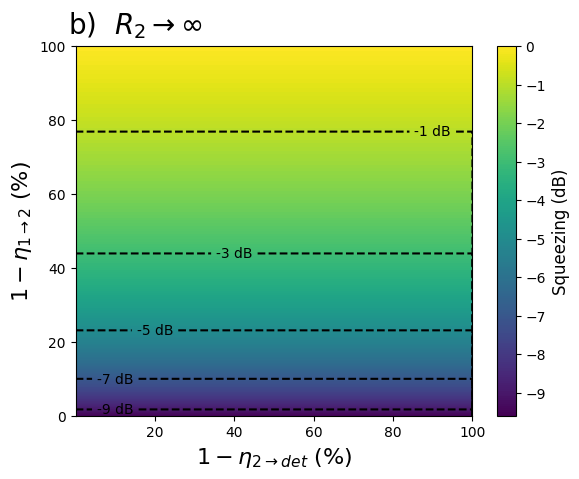
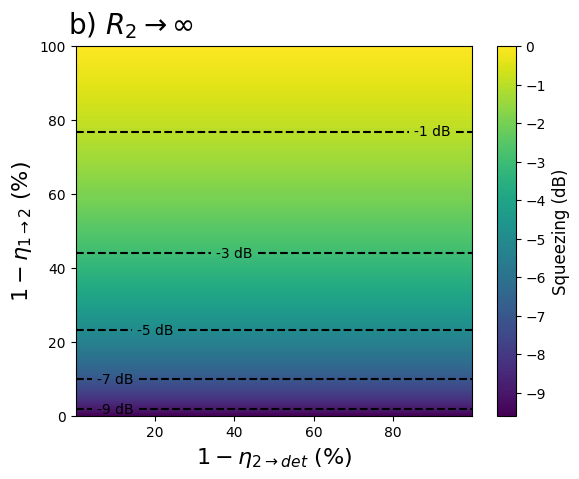
The change to this notebook cell's code, shown as a diff; its figure went from the first image to the second:
--- before
+++ after
@@ -10,5 +10,5 @@
     theta2 = 0
     n1_values = np.linspace(0, 100, 100)
-    n2_values = np.linspace(1e-3, 100, 10000)
+    n2_values = np.linspace(1e-3, 100-1e-3, 100)
 
 
@@ -27,8 +27,8 @@
 
     textstr = '\n'.join((
-        r'b) ' + r' $R_2 \rightarrow \infty$',
+        r'a) ' + r' $R_2 = ' + str(R2) + '$',
         ))
     #If we want R2 -> inf, we can use the following textstr
-    #textstr = '\n'.join((r'$c) R_2 \rightarrow \infty$',))
+    textstr = '\n'.join((r'b)' +  r' $R_2 \rightarrow \infty$',))
     plt.text(-0.02, 1.1, textstr, transform=plt.gca().transAxes, fontsize=20,
             verticalalignment='top')
@@ -50,4 +50,6 @@
     # plt.annotate(r'$R_2=0$', xy=(0.05, 0.45), xycoords='axes fraction', color='red', fontsize=14)
 
+    #Save the image as a pdf under downloads
+    plt.savefig('C:\\Users\\Erik Svanberg\\Downloads\\cascadeb.pdf', bbox_inches='tight')
     plt.show()
 

Commit: Newest version of code. Including sympy details